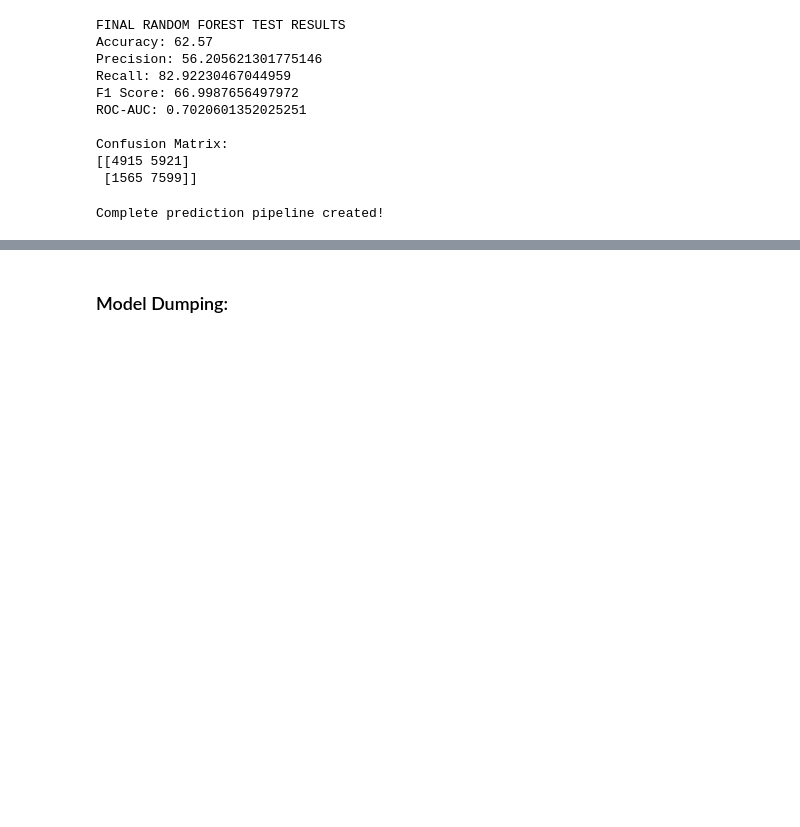
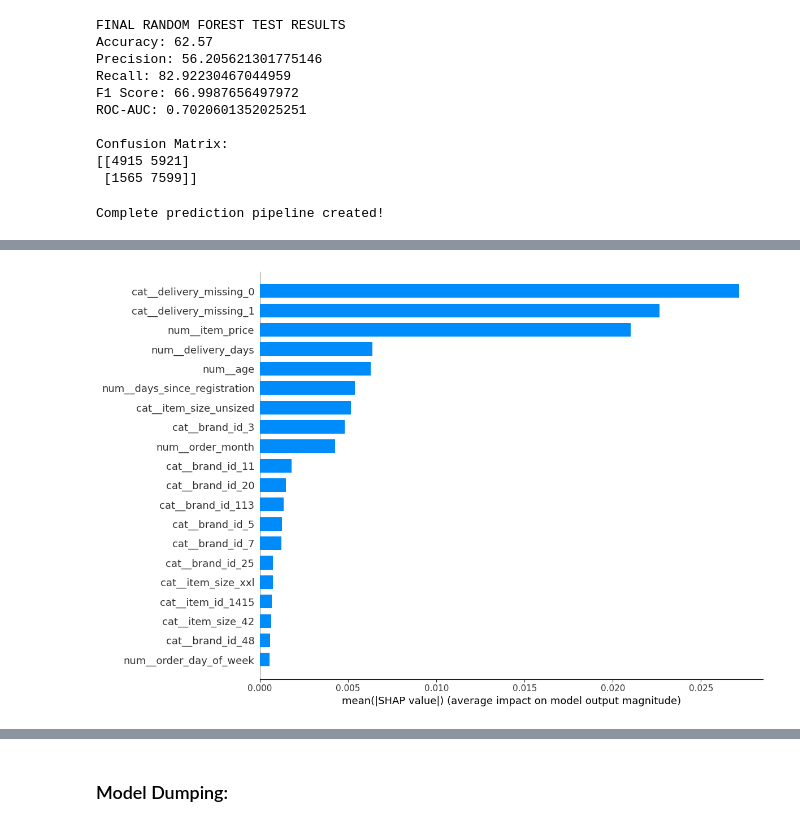
Before and after one commit to aish2106/ReturnRadar, a Jupyter notebook: notebooks/ReturnRadar_Final.ipynb, the cells around one changed output, grey strips where cells are left out. Cells and saved outputs as stored; diff of their text form; code cells hidden in the pictures; blank space fills up the shorter version.

Commit message:
Add SHAP feature importance analysis

```diff
--- a/notebooks/ReturnRadar_Final.ipynb
+++ b/notebooks/ReturnRadar_Final.ipynb
@@ -1517,0 +1543,5 @@ Complete prediction pipeline created!
+# %%
+X_rf_val_dense = X_rf_val.toarray()
+
+print("Conversion successful!")
+print("Shape:", X_rf_val_dense.shape)
@@ -1517,0 +1551,8 @@ Complete prediction pipeline created!
+# %%
+import shap
+
+explainer = shap.TreeExplainer(rf_balanced)
+
+shap_values = explainer.shap_values(X_rf_val_dense)
+
+print("SHAP values calculated successfully!")
@@ -1517,0 +1561,4 @@ Complete prediction pipeline created!
+# %%
+shap_values_class1 = shap_values[:, :, 1]
+
+print("Class 1 SHAP values:", shap_values_class1.shape)
@@ -1517,0 +1567,5 @@ Complete prediction pipeline created!
+# %%
+feature_names = preprocessor.get_feature_names_out()
+
+print("Total feature names:", len(feature_names))
+print("First 20 feature names:", feature_names[:20])
@@ -1517,0 +1580,15 @@ Complete prediction pipeline created!
+# %%
+shap.summary_plot(
+    shap_values_class1,
+    X_rf_val_dense,
+    feature_names=feature_names,
+    plot_type="bar",
+    max_display=20,
+    show=False
+)
+
+plt.gcf().set_size_inches(12, 8)
+plt.tight_layout()
+plt.show()
+# %% [output]
+[figure, added]
```
Also changed, not shown: parts of 13 cells of this notebook.
